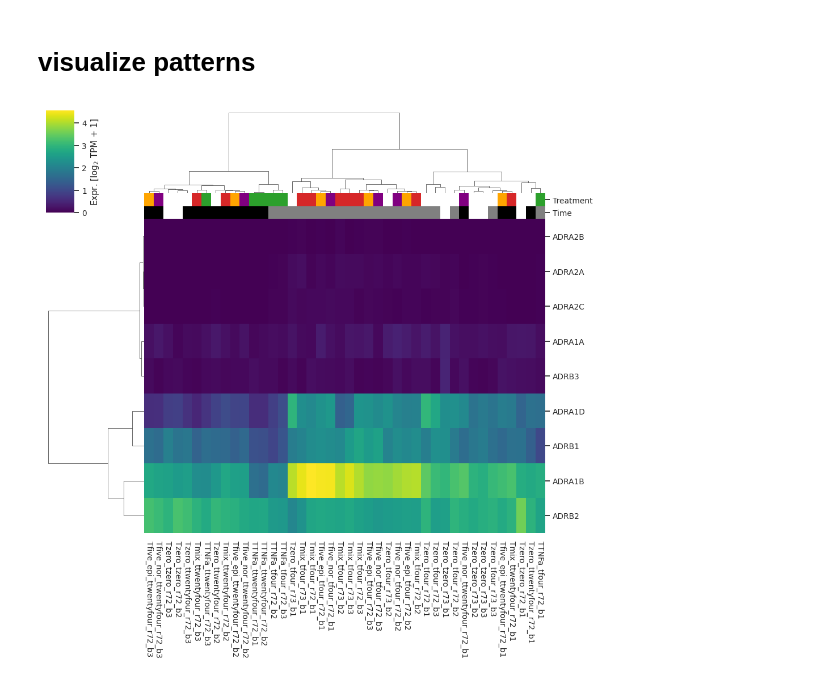
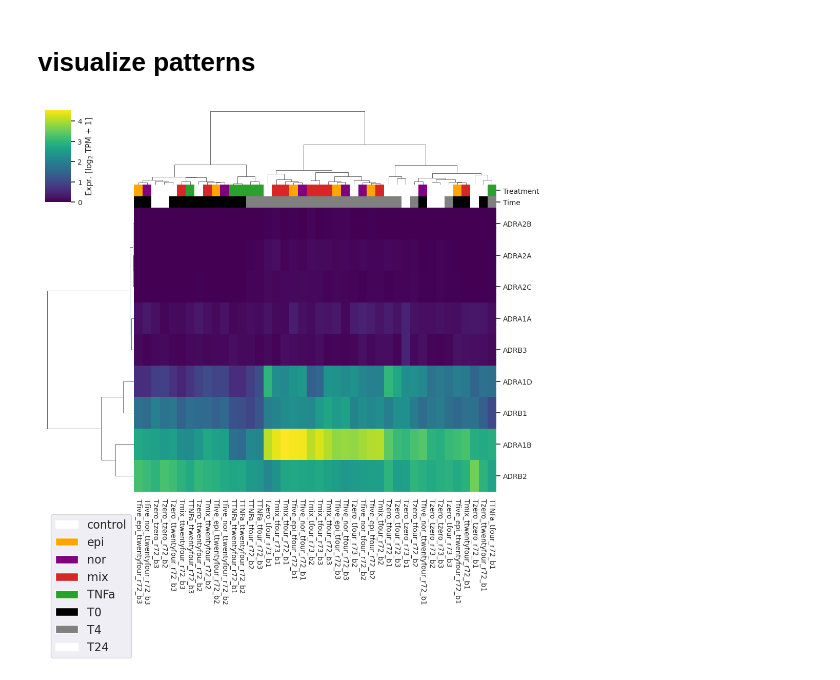
Before and after one commit to adelomana/vigur, a Jupyter notebook: sequencing/receptors/receptors_analysis.ipynb, the cells around one changed output. Cells and saved outputs as stored; diff of their text form; code cells hidden in the pictures.

Commit message:
update on legends

```diff
--- a/sequencing/receptors/receptors_analysis.ipynb
+++ b/sequencing/receptors/receptors_analysis.ipynb
@@ -171,34 +171,48 @@ for label in pdf.columns:
     elif 'TTNFa' in label:
         the_color = 'tab:green'
     else:
         print('error at treatment color assignment')
     treatment_colors.append(the_color)
 
 time_colors = []
 for label in pdf.columns:
     if 'tzero' in label:
         the_color = '1'
     elif 'tfour' in label:
         the_color = '0.5'
     elif 'ttwentyfour' in label:
         the_color = '0'
     else:
         print('error at time color assignment')
     time_colors.append(the_color)
 
 color_df = pandas.DataFrame({'Treatment':treatment_colors, 'Time':time_colors}, index=pdf.columns)
 
 seaborn.set(font_scale=0.9)
 g = seaborn.clustermap(pdf, row_cluster=True, col_cluster=True, cmap='viridis',
                        method='ward', metric='euclidean', xticklabels=1, col_colors=color_df,
                        cbar_kws={'label': 'Expr. [log$_2$ TPM + 1]'}
                       )
 
+# legend
+legend_elements = [
+    matplotlib.patches.Patch(facecolor='white', edgecolor='white'),
+    matplotlib.patches.Patch(facecolor='orange', edgecolor='white'),
+    matplotlib.patches.Patch(facecolor='purple', edgecolor='white'),
+    matplotlib.patches.Patch(facecolor='tab:red', edgecolor='white'),
+    matplotlib.patches.Patch(facecolor='tab:green', edgecolor='white'),
+
+    matplotlib.patches.Patch(facecolor='0', edgecolor='white'),
+    matplotlib.patches.Patch(facecolor='0.5', edgecolor='white'),
+    matplotlib.patches.Patch(facecolor='1', edgecolor='white')
+    ]
+matplotlib.pyplot.legend(legend_elements, ['control', 'epi', 'nor', 'mix', 'TNFa', 'T0', 'T4', 'T24'], fontsize=16, loc=3, bbox_to_anchor=(0, -5))
+
 g.ax_heatmap.set_yticklabels(g.ax_heatmap.get_yticklabels(), rotation=0)
 g.ax_heatmap.set_xticklabels(g.ax_heatmap.get_xticklabels(), rotation=-90)
 matplotlib.pyplot.show()
 # %% [output]
-[figure, old version]
+[figure, new version]
 # %%
 zscore_all = scipy.stats.zscore(pdf, axis=1)
 zscore_sub = scipy.stats.zscore(pdf.loc[['ADRA1D', 'ADRB2', 'ADRA1B', 'ADRB1'], :], axis=1)
```
Also changed, not shown: parts of 2 cells of this notebook.
